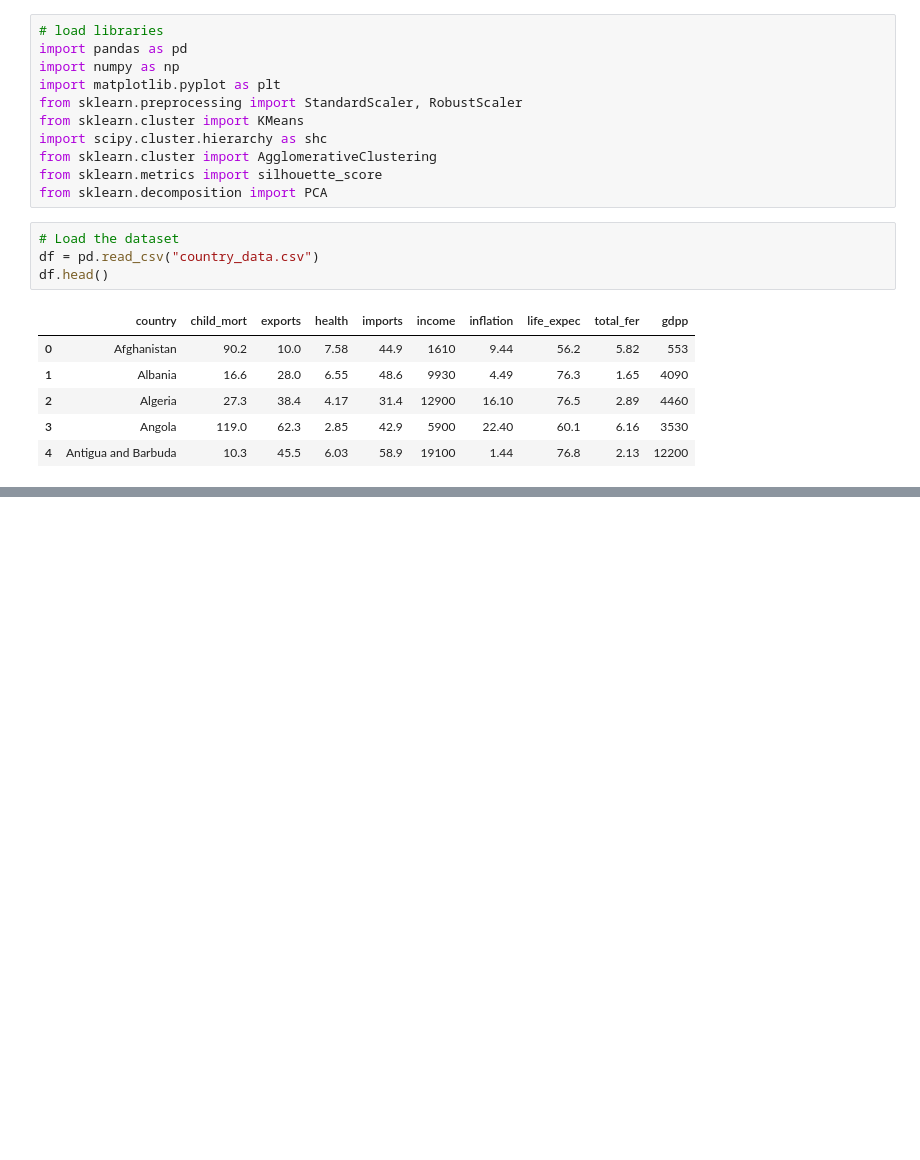
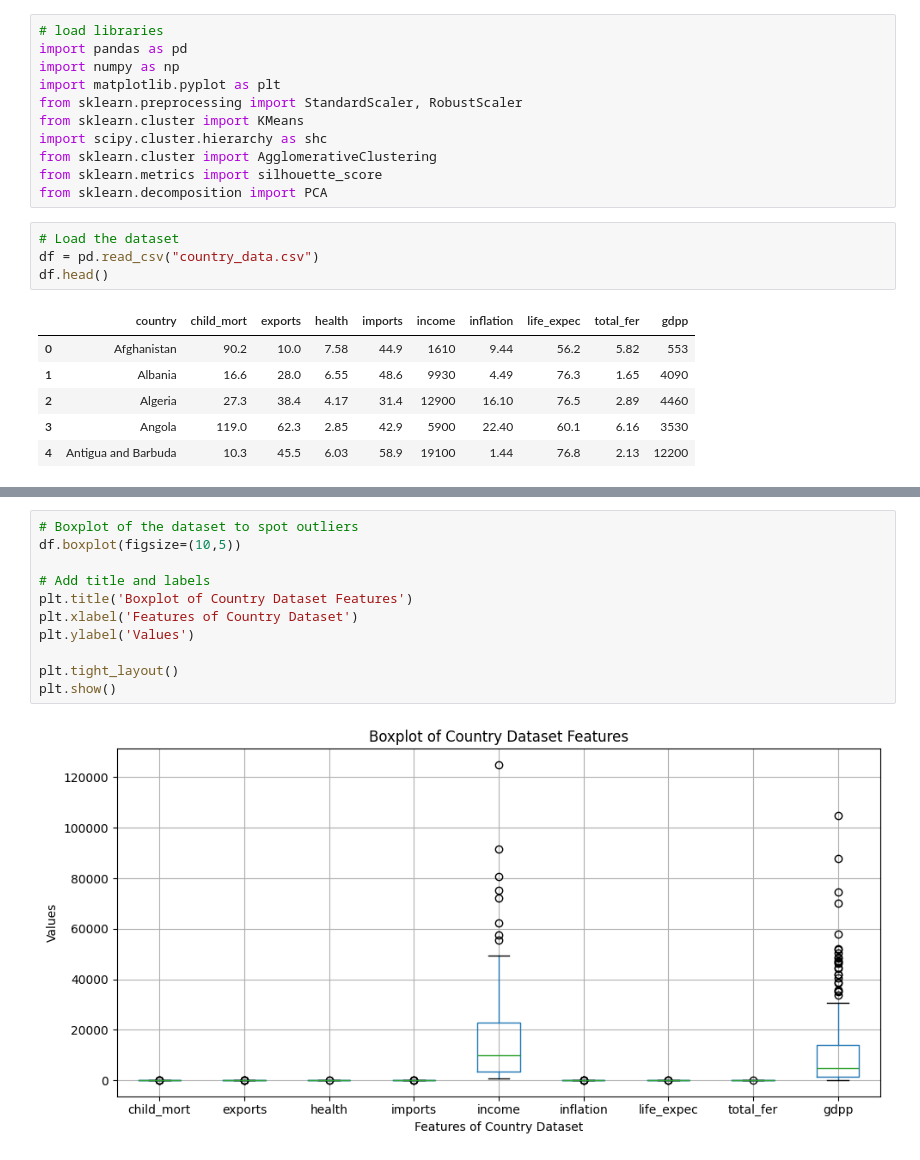
Before and after one commit to bytesbyt/ds_help_country, a Jupyter notebook: country.ipynb, the cells around one changed output, grey strips where cells are left out. Drawn from its saved outputs; the diff is of its cells as text; blank space fills up the shorter version.

```diff
--- a/country.ipynb
+++ b/country.ipynb
@@ -22,0 +65,13 @@ df.head()
+# %%
+# Boxplot of the dataset to spot outliers
+df.boxplot(figsize=(10,5))
+
+# Add title and labels
+plt.title('Boxplot of Country Dataset Features')
+plt.xlabel('Features of Country Dataset')
+plt.ylabel('Values')
+
+plt.tight_layout()
+plt.show()
+# %% [output]
+[figure, added]
```
Also changed, not shown: parts of 5 cells of this notebook.
